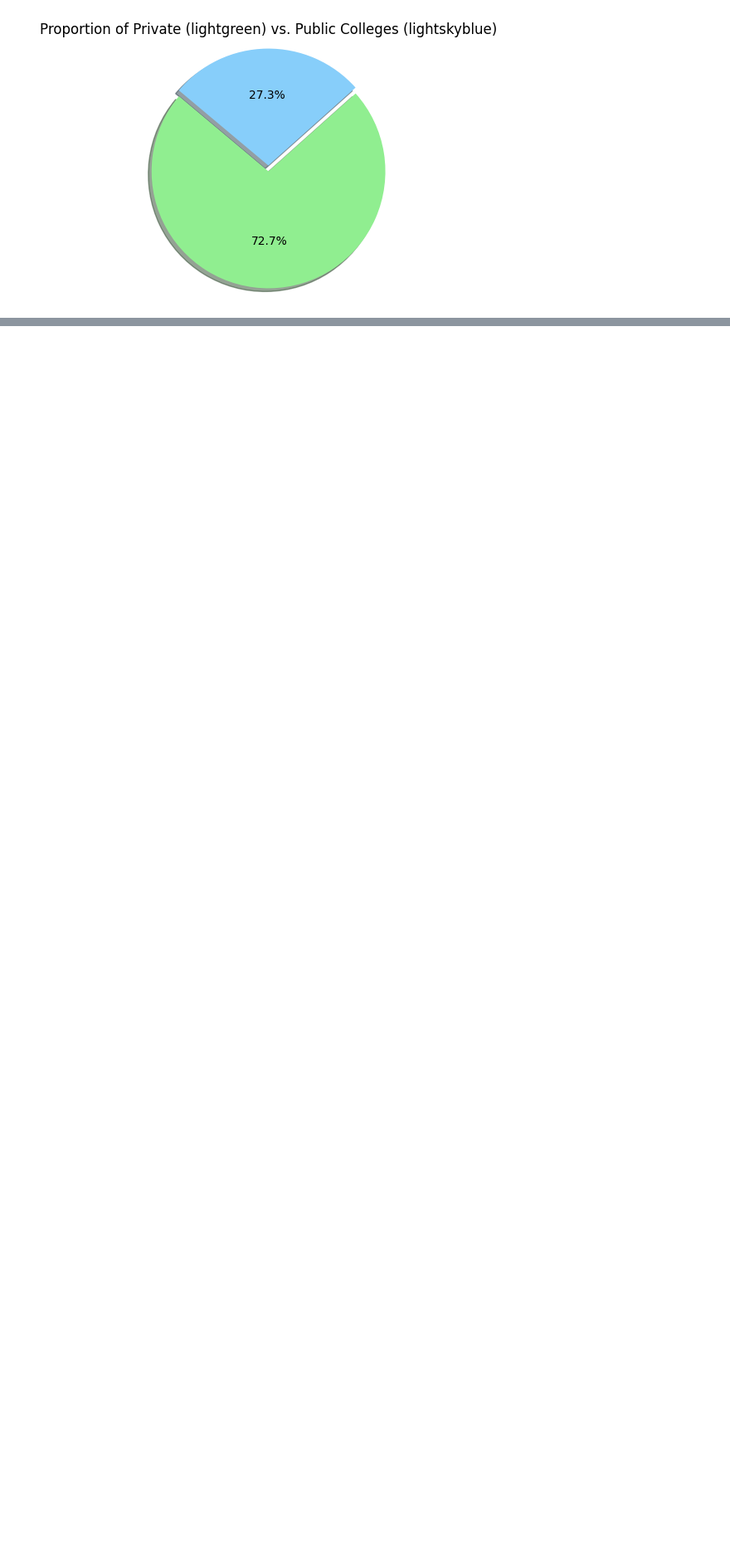
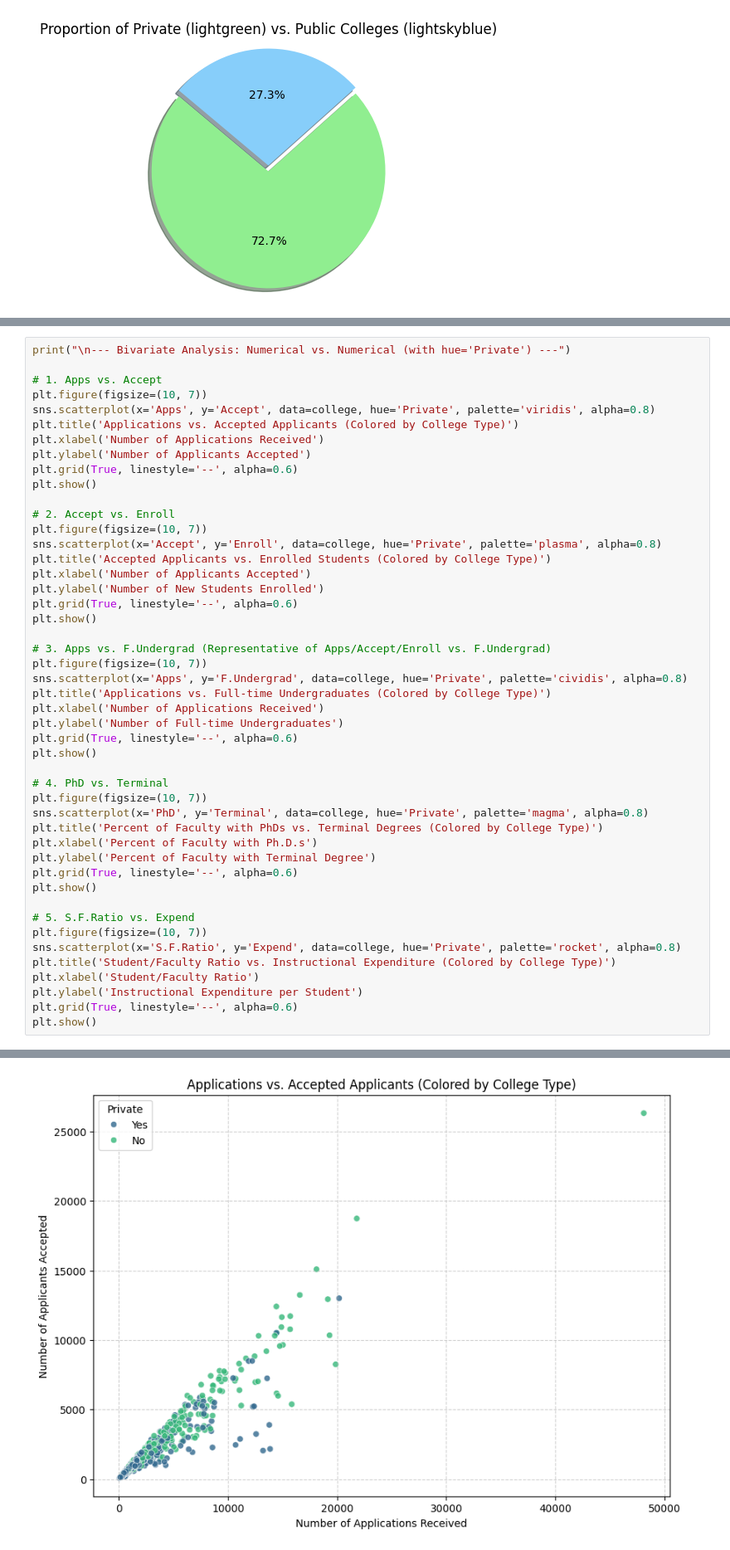
Before and after one commit to HariniS1018/College-Performance-Analysis-and-Graduation-Rate-Prediction, a Jupyter notebook: data_exploration.ipynb, the cells around one changed output, grey strips where cells are left out. Shown at 83% size. Drawn from its saved outputs; the diff is of its cells as text; blank space fills up the shorter version.

```diff
--- a/data_exploration.ipynb
+++ b/data_exploration.ipynb
@@ -306,0 +348,48 @@ So, From the above correlation coefficient Heatmap, we can infer that,
+# %%
+print("\n--- Bivariate Analysis: Numerical vs. Numerical (with hue='Private') ---")
+
+# 1. Apps vs. Accept
+plt.figure(figsize=(10, 7))
+sns.scatterplot(x='Apps', y='Accept', data=college, hue='Private', palette='viridis', alpha=0.8)
+plt.title('Applications vs. Accepted Applicants (Colored by College Type)')
+plt.xlabel('Number of Applications Received')
+plt.ylabel('Number of Applicants Accepted')
+plt.grid(True, linestyle='--', alpha=0.6)
+plt.show()
+
+# 2. Accept vs. Enroll
+plt.figure(figsize=(10, 7))
+sns.scatterplot(x='Accept', y='Enroll', data=college, hue='Private', palette='plasma', alpha=0.8)
+plt.title('Accepted Applicants vs. Enrolled Students (Colored by College Type)')
+plt.xlabel('Number of Applicants Accepted')
+plt.ylabel('Number of New Students Enrolled')
+plt.grid(True, linestyle='--', alpha=0.6)
+plt.show()
+
+# 3. Apps vs. F.Undergrad (Representative of Apps/Accept/Enroll vs. F.Undergrad)
+plt.figure(figsize=(10, 7))
+sns.scatterplot(x='Apps', y='F.Undergrad', data=college, hue='Private', palette='cividis', alpha=0.8)
+plt.title('Applications vs. Full-time Undergraduates (Colored by College Type)')
+plt.xlabel('Number of Applications Received')
+plt.ylabel('Number of Full-time Undergraduates')
+plt.grid(True, linestyle='--', alpha=0.6)
+plt.show()
+
+# 4. PhD vs. Terminal
+plt.figure(figsize=(10, 7))
+sns.scatterplot(x='PhD', y='Terminal', data=college, hue='Private', palette='magma', alpha=0.8)
+plt.title('Percent of Faculty with PhDs vs. Terminal Degrees (Colored by College Type)')
+plt.xlabel('Percent of Faculty with Ph.D.s')
+plt.ylabel('Percent of Faculty with Terminal Degree')
+plt.grid(True, linestyle='--', alpha=0.6)
+plt.show()
+
+# 5. S.F.Ratio vs. Expend
+plt.figure(figsize=(10, 7))
+sns.scatterplot(x='S.F.Ratio', y='Expend', data=college, hue='Private', palette='rocket', alpha=0.8)
+plt.title('Student/Faculty Ratio vs. Instructional Expenditure (Colored by College Type)')
+plt.xlabel('Student/Faculty Ratio')
+plt.ylabel('Instructional Expenditure per Student')
+plt.grid(True, linestyle='--', alpha=0.6)
+plt.show()
+# %% [output]
@@ -306,0 +397 @@ So, From the above correlation coefficient Heatmap, we can infer that,
+[figure, added]
```
Also changed, not shown: parts of 15 cells of this notebook.
